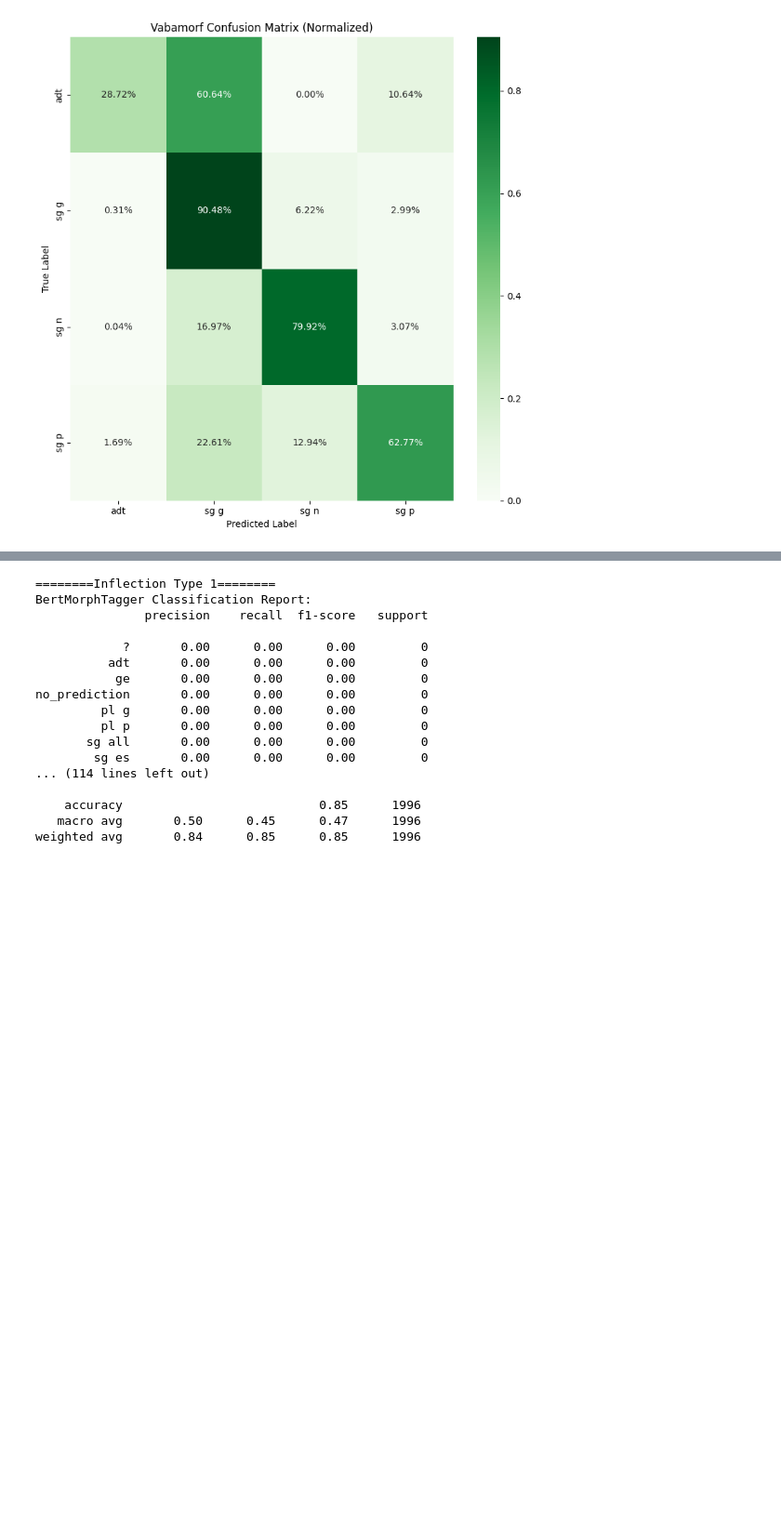
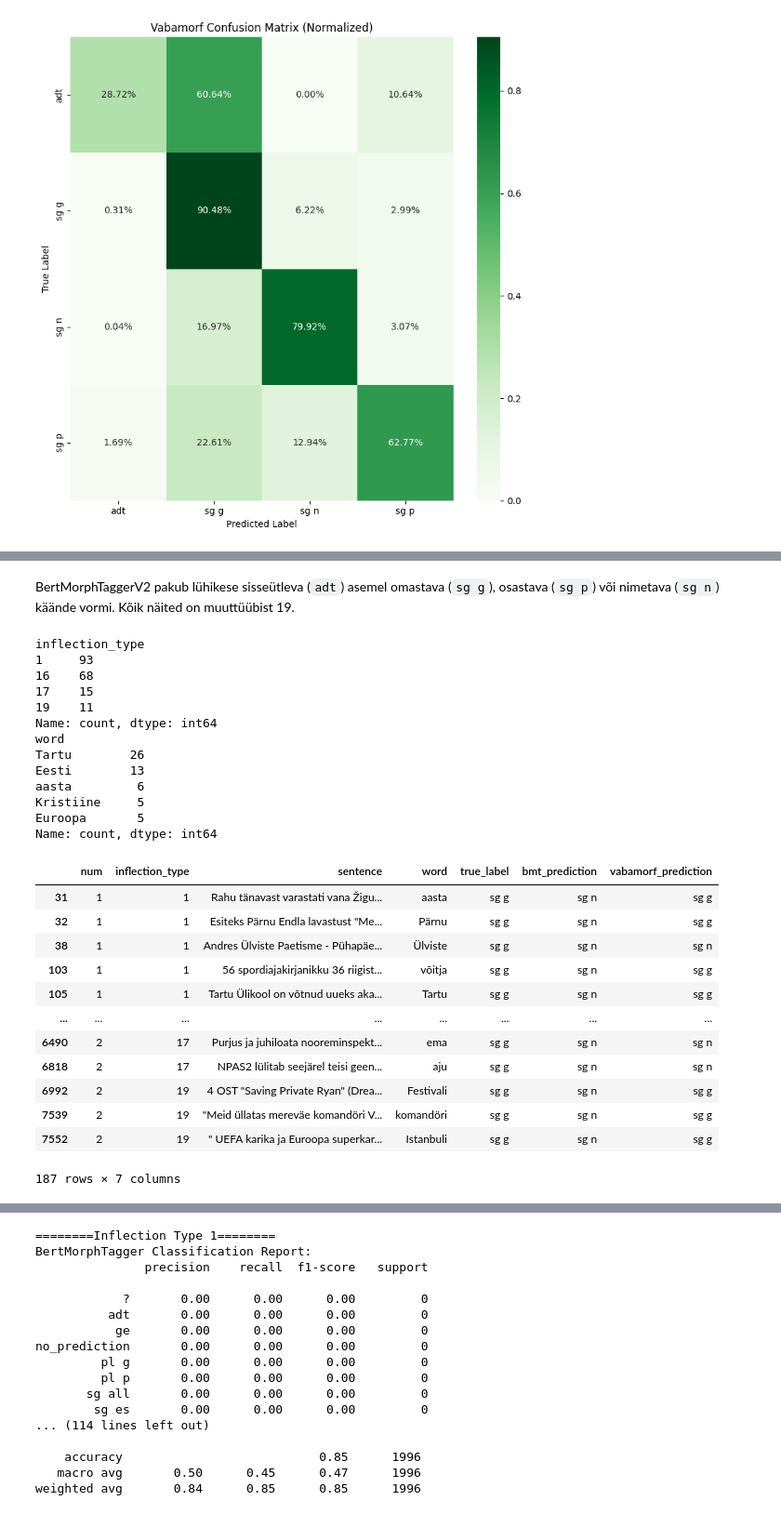
Before and after one commit to SanderSaska/EstNLTK_model_training, a Jupyter notebook: notebooks/homonyms_compare_vabamorf.ipynb, the cells around one changed output, grey strips where cells are left out. Shown at 93% size. Saved outputs shown, nothing was run; the diff lists cells and outputs as text; code cells hidden in the pictures; blank space fills up the shorter version.

```diff
--- a/notebooks/homonyms_compare_vabamorf.ipynb
+++ b/notebooks/homonyms_compare_vabamorf.ipynb
@@ -440,0 +526,37 @@ plt.show()
+# %% [markdown]
+BertMorphTaggerV2 pakub lühikese sisseütleva (`adt`) asemel omastava (`sg g`), osastava (`sg p`) või nimetava (`sg n`) käände vormi. Kõik näited on muuttüübist 19.
+# %%
+# Analyse results where BertMorphTagger predicted "sg n", but the true label was "sg g"
+sg_n_as_sg_g = results_df[
+    (results_df["bmt_prediction"] == "sg n") & (results_df["true_label"] == "sg g")
+]
+print(sg_n_as_sg_g["inflection_type"].value_counts())
+print(sg_n_as_sg_g["word"].value_counts().head(5))
+display(sg_n_as_sg_g)
+# %% [output]
+inflection_type
+1     93
+16    68
+17    15
+19    11
+Name: count, dtype: int64
+word
+Tartu        26
+Eesti        13
+aasta         6
+Kristiine     5
+Euroopa       5
+Name: count, dtype: int64
+|  | num | inflection_type | sentence | word | true_label | bmt_prediction | vabamorf_prediction |
+| 31 | 1 | 1 | Rahu tänavast varastati vana Žigu... | aasta | sg g | sg n | sg g |
+| 32 | 1 | 1 | Esiteks Pärnu Endla lavastust "Me... | Pärnu | sg g | sg n | sg g |
+| 38 | 1 | 1 | Andres Ülviste Paetisme - Pühapäe... | Ülviste | sg g | sg n | sg n |
+| 103 | 1 | 1 | 56 spordiajakirjanikku 36 riigist... | võitja | sg g | sg n | sg g |
+| 105 | 1 | 1 | Tartu Ülikool on võtnud uueks aka... | Tartu | sg g | sg n | sg g |
+| ... | ... | ... | ... | ... | ... | ... | ... |
+| 6490 | 2 | 17 | Purjus ja juhiloata nooreminspekt... | ema | sg g | sg n | sg n |
+| 6818 | 2 | 17 | NPAS2 lülitab seejärel teisi geen... | aju | sg g | sg n | sg n |
+| 6992 | 2 | 19 | 4 OST "Saving Private Ryan" (Drea... | Festivali | sg g | sg n | sg g |
+| 7539 | 2 | 19 | "Meid üllatas mereväe komandöri V... | komandöri | sg g | sg n | sg g |
+| 7552 | 2 | 19 | " UEFA karika ja Euroopa superkar... | Istanbuli | sg g | sg n | sg g |
+187 rows × 7 columns
```
Also changed, not shown: parts of 6 cells of this notebook.
